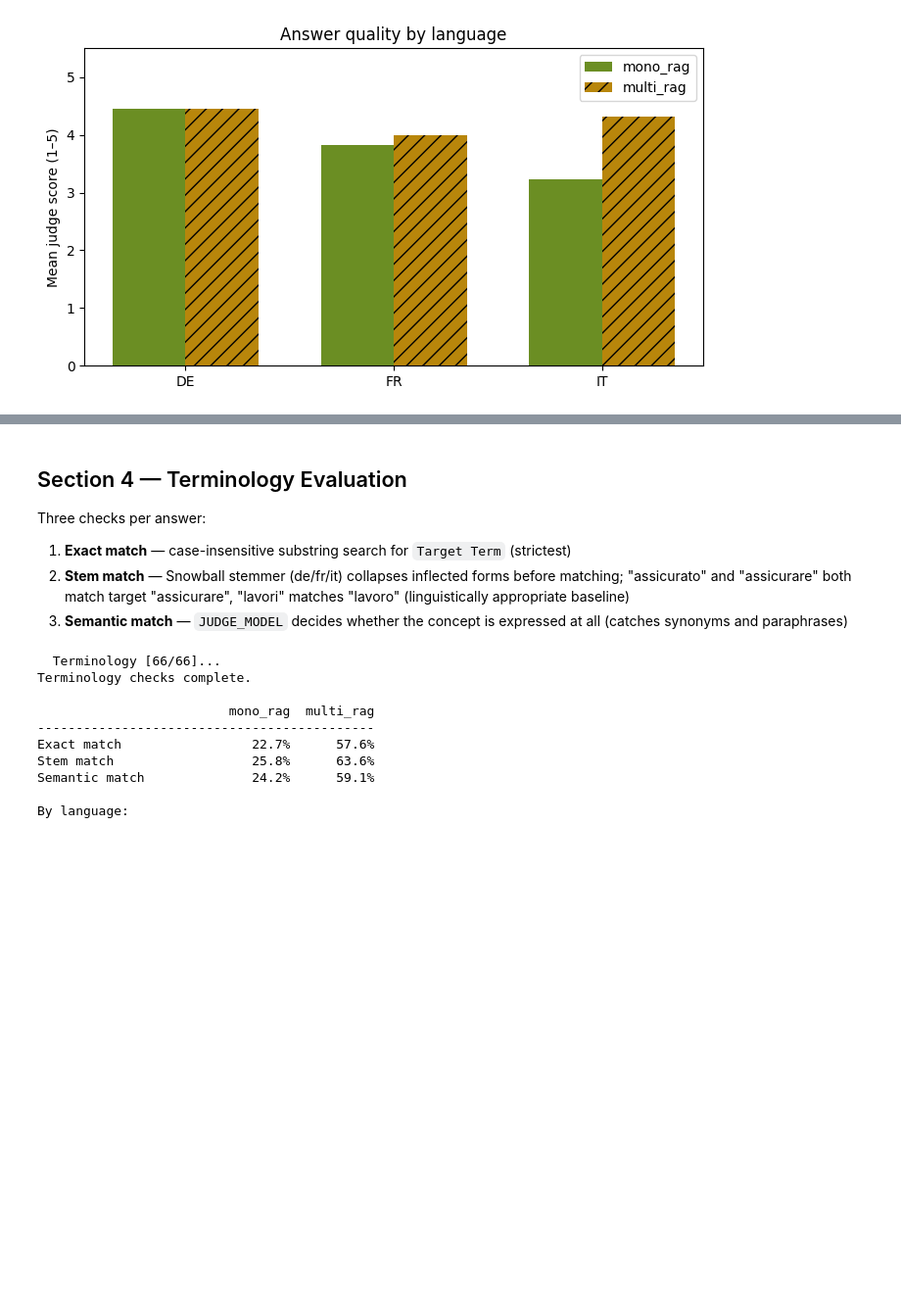
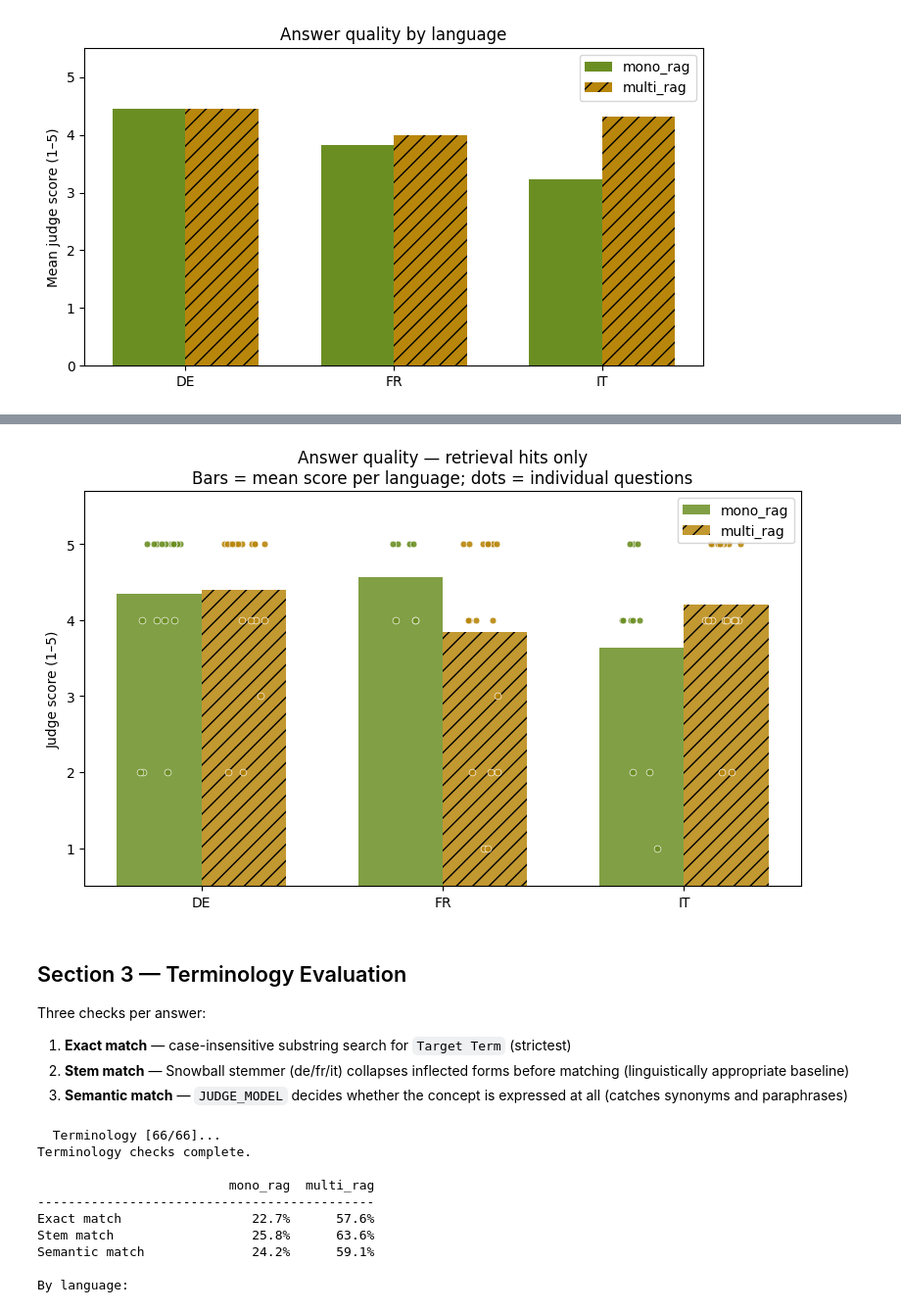
Before and after one commit to WpnSta/CAS_Project_tRAG, a Jupyter notebook: notebooks/05_QA_evaluation.ipynb, the cells around one changed output, grey strips where cells are left out. Shown at 98% size. Saved outputs shown, nothing was run; the diff lists cells and outputs as text; code cells hidden in the pictures; blank space fills up the shorter version.

```diff
--- a/notebooks/05_QA_evaluation.ipynb
+++ b/notebooks/05_QA_evaluation.ipynb
@@ -521,3 +530,76 @@ else:
     plt.tight_layout(); plt.show()
 # %% [output]
 [figure]
+# %%
+# Answer quality — restricted to retrieval hits
+# Load source data: prefer in-memory df_j, fall back to saved results CSV
+try:
+    _df_jh = df_j[["ID", "Language", "hit_mono", "hit_multi",
+                    "judge_score_mono", "judge_score_multi"]].copy()
+    print(f"Using judge scores already in memory ({len(_df_jh)} rows).")
+except NameError:
+    if not RESULTS_EXPORT.exists():
+        raise FileNotFoundError(
+            f"{RESULTS_EXPORT} not found — run the judge scoring cell or Section 5 export first."
+        )
+    _df_jh = pd.read_csv(RESULTS_EXPORT, usecols=[
+        "ID", "Language", "hit_mono", "hit_multi",
+        "judge_score_mono", "judge_score_multi",
+    ])
+    print(f"Loaded judge scores from {RESULTS_EXPORT} ({len(_df_jh)} rows).")
+
+_df_jh["judge_score_mono"]  = pd.to_numeric(_df_jh["judge_score_mono"],  errors="coerce")
+_df_jh["judge_score_multi"] = pd.to_numeric(_df_jh["judge_score_multi"], errors="coerce")
+
+_mono_hits  = _df_jh[_df_jh["hit_mono"]  == True].copy()
+_multi_hits = _df_jh[_df_jh["hit_multi"] == True].copy()
+
+_lang_mono  = _mono_hits.groupby("Language")["judge_score_mono"].agg(["mean", "count"])
+_lang_multi = _multi_hits.groupby("Language")["judge_score_multi"].agg(["mean", "count"])
+
+# ── Print mean scores ──────────────────────────────────────────────────────────
+print("\nMean judge score (1–5) — retrieval hits only:\n")
+print(f"{'Language':<10} {'mono_rag mean':>14} {'n':>4}   {'multi_rag mean':>14} {'n':>4}")
+print("─" * 52)
+langs = sorted(_df_jh["Language"].unique())
+for lang in langs:
+    m_mean  = _lang_mono.loc[lang,  "mean"]  if lang in _lang_mono.index  else float("nan")
+    m_n     = int(_lang_mono.loc[lang,  "count"]) if lang in _lang_mono.index  else 0
+    ml_mean = _lang_multi.loc[lang, "mean"]  if lang in _lang_multi.index else float("nan")
+    ml_n    = int(_lang_multi.loc[lang, "count"]) if lang in _lang_multi.index else 0
+    print(f"{lang.upper():<10} {m_mean:>14.2f} {m_n:>4}   {ml_mean:>14.2f} {ml_n:>4}")
+print("─" * 52)
+print(f"{'Overall':<10} {_mono_hits['judge_score_mono'].mean():>14.2f} "
+      f"{len(_mono_hits):>4}   {_multi_hits['judge_score_multi'].mean():>14.2f} "
+      f"{len(_multi_hits):>4}")
+
+# ── Chart: grouped bars (mean) with individual scores overlaid as jittered dots ──
+rng = np.random.default_rng(42)
+x   = np.arange(len(langs))
+w   = 0.35
+
+bar_means_mono  = [_lang_mono.loc[l,  "mean"] if l in _lang_mono.index  else 0 for l in langs]
+bar_means_multi = [_lang_multi.loc[l, "mean"] if l in _lang_multi.index else 0 for l in langs]
+
+fig, ax = plt.subplots(figsize=(8, 5))
+ax.bar(x - w/2, bar_means_mono,  w, label="mono_rag",  color="olivedrab",     alpha=0.85)
+ax.bar(x + w/2, bar_means_multi, w, label="multi_rag", color="darkgoldenrod", alpha=0.85, hatch="//")
+
+for i, lang in enumerate(langs):
+    s_mono  = _mono_hits[_mono_hits["Language"]   == lang]["judge_score_mono"].dropna()
+    s_multi = _multi_hits[_multi_hits["Language"] == lang]["judge_score_multi"].dropna()
+    ax.scatter(x[i] - w/2 + rng.uniform(-0.09, 0.09, len(s_mono)),  s_mono,
+               color="olivedrab",     edgecolors="white", s=24, zorder=3, linewidths=0.5, alpha=0.9)
+    ax.scatter(x[i] + w/2 + rng.uniform(-0.09, 0.09, len(s_multi)), s_multi,
+               color="darkgoldenrod", edgecolors="white", s=24, zorder=3, linewidths=0.5, alpha=0.9)
+
+ax.set_xticks(x); ax.set_xticklabels([l.upper() for l in langs])
+ax.set_ylabel("Judge score (1–5)")
+ax.set_ylim(0.5, 5.7)
+ax.set_yticks([1, 2, 3, 4, 5])
+ax.set_title("Answer quality — retrieval hits only\n"
+             "Bars = mean score per language; dots = individual questions")
+ax.legend()
+plt.tight_layout()
+plt.show()
+# %% [output]
@@ -524,9 +617,10 @@ else:
+[figure, added]
 # %% [markdown]
-## Section 4 — Terminology Evaluation
+## Section 3 — Terminology Evaluation
 
 Three checks per answer:
 1. **Exact match** — case-insensitive substring search for `Target Term` (strictest)
-2. **Stem match** — Snowball stemmer (de/fr/it) collapses inflected forms before matching; "assicurato" and "assicurare" both match target "assicurare", "lavori" matches "lavoro" (linguistically appropriate baseline)
+2. **Stem match** — Snowball stemmer (de/fr/it) collapses inflected forms before matching (linguistically appropriate baseline)
 3. **Semantic match** — `JUDGE_MODEL` decides whether the concept is expressed at all (catches synonyms and paraphrases)
 # %%
 if not RUN_TERMINOLOGY:
```
Also changed, not shown: parts of 7 cells of this notebook.
